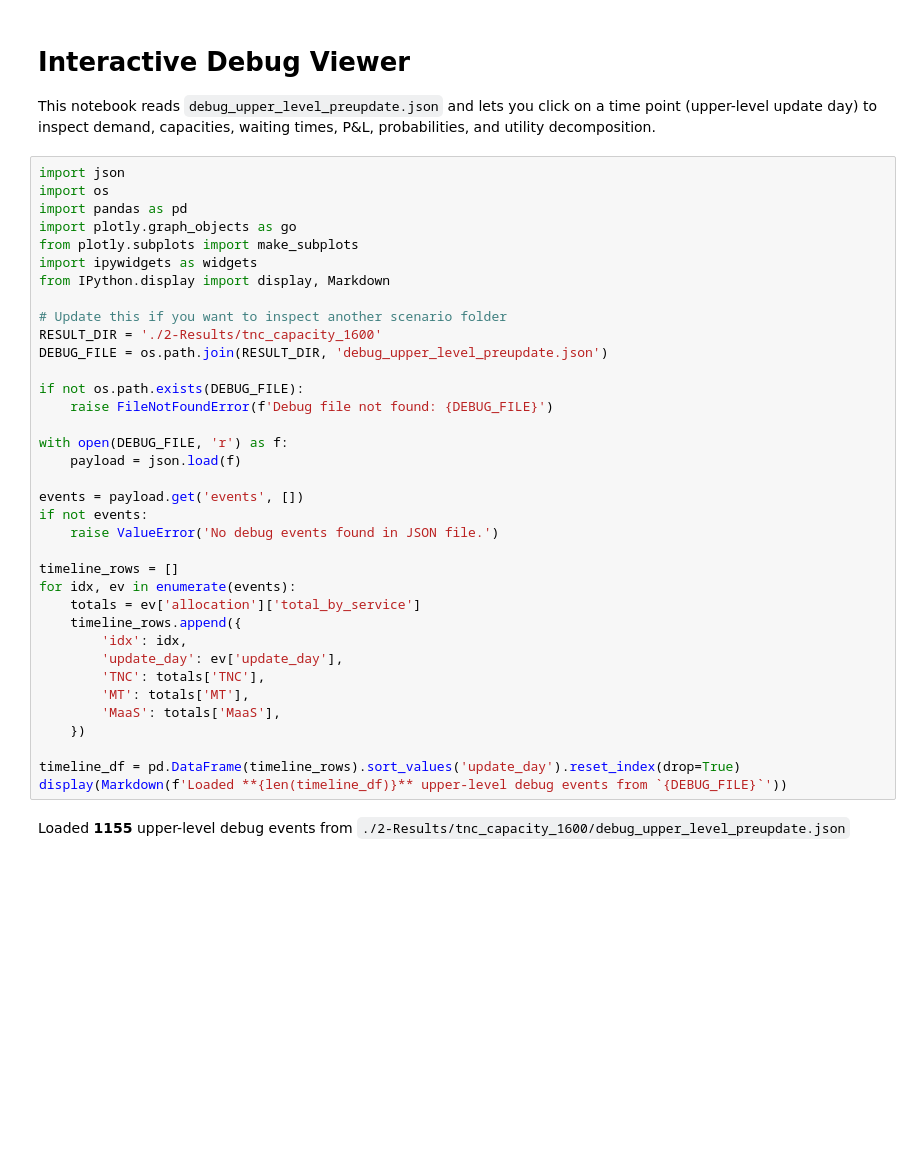
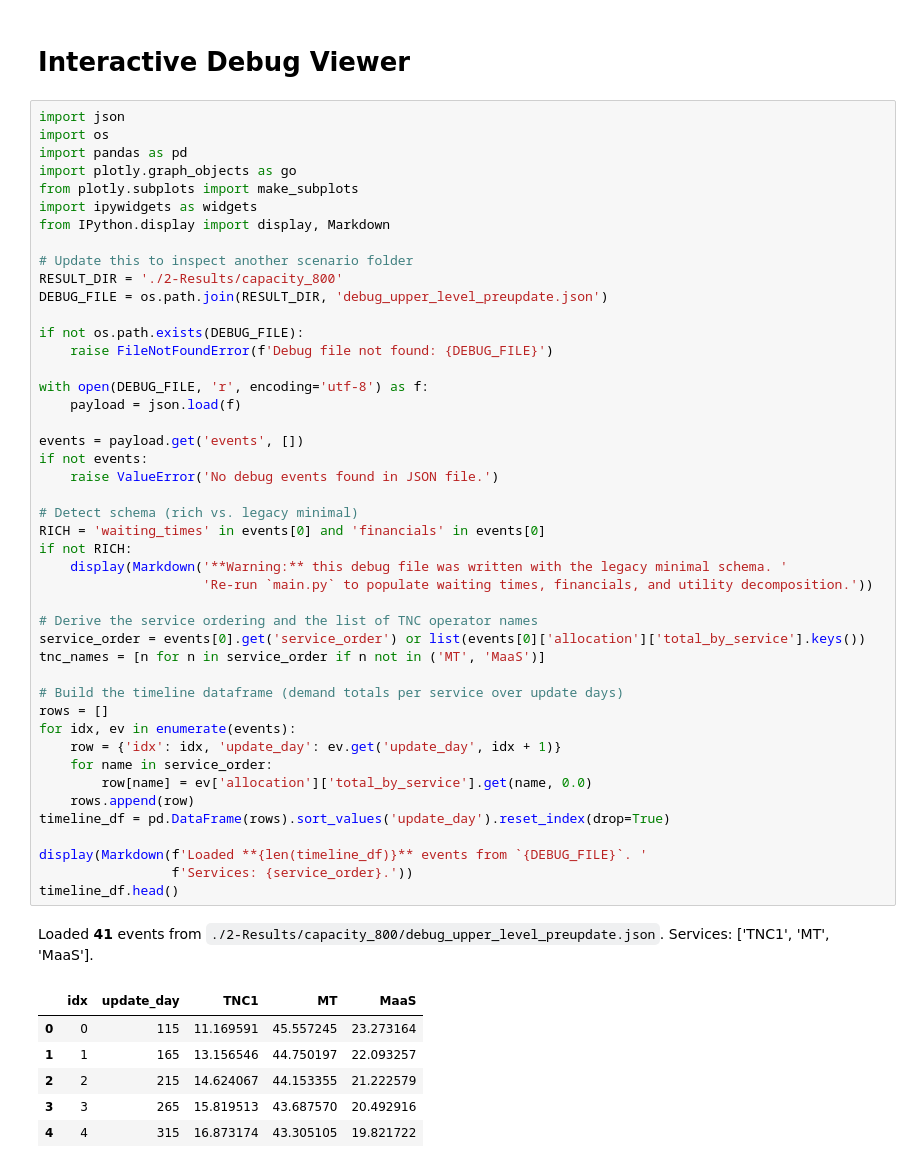
Before and after one commit to mikimiki44/MaaS_platform_and_TNCs, a Jupyter notebook: 0-Simulation/debug_interactive_viewer.ipynb, the cells around one changed output. Cells and saved outputs as stored; diff of their text form; blank space fills up the shorter version.

```diff
--- a/0-Simulation/debug_interactive_viewer.ipynb
+++ b/0-Simulation/debug_interactive_viewer.ipynb
@@ -1,43 +1,56 @@
-# %% [markdown]
-# Interactive Debug Viewer
-
-This notebook reads `debug_upper_level_preupdate.json` and lets you click on a time point (upper-level update day) to inspect demand, capacities, waiting times, P&L, probabilities, and utility decomposition.
+# %% [markdown]
+# Interactive Debug Viewer
 # %%
 import json
 import os
 import pandas as pd
 import plotly.graph_objects as go
 from plotly.subplots import make_subplots
 import ipywidgets as widgets
 from IPython.display import display, Markdown
 
-# Update this if you want to inspect another scenario folder
-RESULT_DIR = './2-Results/tnc_capacity_1600'
+# Update this to inspect another scenario folder
+RESULT_DIR = './2-Results/capacity_800'
 DEBUG_FILE = os.path.join(RESULT_DIR, 'debug_upper_level_preupdate.json')
 
 if not os.path.exists(DEBUG_FILE):
     raise FileNotFoundError(f'Debug file not found: {DEBUG_FILE}')
 
-with open(DEBUG_FILE, 'r') as f:
+with open(DEBUG_FILE, 'r', encoding='utf-8') as f:
     payload = json.load(f)
 
 events = payload.get('events', [])
 if not events:
     raise ValueError('No debug events found in JSON file.')
 
-timeline_rows = []
+# Detect schema (rich vs. legacy minimal)
+RICH = 'waiting_times' in events[0] and 'financials' in events[0]
+if not RICH:
+    display(Markdown('**Warning:** this debug file was written with the legacy minimal schema. '
+                     'Re-run `main.py` to populate waiting times, financials, and utility decomposition.'))
+
+# Derive the service ordering and the list of TNC operator names
+service_order = events[0].get('service_order') or list(events[0]['allocation']['total_by_service'].keys())
+tnc_names = [n for n in service_order if n not in ('MT', 'MaaS')]
+
+# Build the timeline dataframe (demand totals per service over update days)
+rows = []
 for idx, ev in enumerate(events):
-    totals = ev['allocation']['total_by_service']
-    timeline_rows.append({
-        'idx': idx,
-        'update_day': ev['update_day'],
-        'TNC': totals['TNC'],
-        'MT': totals['MT'],
-        'MaaS': totals['MaaS'],
-    })
+    row = {'idx': idx, 'update_day': ev.get('update_day', idx + 1)}
+    for name in service_order:
+        row[name] = ev['allocation']['total_by_service'].get(name, 0.0)
+    rows.append(row)
+timeline_df = pd.DataFrame(rows).sort_values('update_day').reset_index(drop=True)
 
-timeline_df = pd.DataFrame(timeline_rows).sort_values('update_day').reset_index(drop=True)
-display(Markdown(f'Loaded **{len(timeline_df)}** upper-level debug events from `{DEBUG_FILE}`'))
+display(Markdown(f'Loaded **{len(timeline_df)}** events from `{DEBUG_FILE}`. '
+                 f'Services: {service_order}.'))
+timeline_df.head()
 # %% [output]
-Loaded **1155** upper-level debug events from `./2-Results/tnc_capacity_1600/debug_upper_level_preupdate.json`
+Loaded **41** events from `./2-Results/capacity_800/debug_upper_level_preupdate.json`. Services: ['TNC1', 'MT', 'MaaS'].
+|  | idx | update_day | TNC1 | MT | MaaS |
+| 0 | 0 | 115 | 11.169591 | 45.557245 | 23.273164 |
+| 1 | 1 | 165 | 13.156546 | 44.750197 | 22.093257 |
+| 2 | 2 | 215 | 14.624067 | 44.153355 | 21.222579 |
+| 3 | 3 | 265 | 15.819513 | 43.687570 | 20.492916 |
+| 4 | 4 | 315 | 16.873174 | 43.305105 | 19.821722 |
 # %%
```
Also changed, not shown: parts of 1 cell of this notebook, 56 other files.
